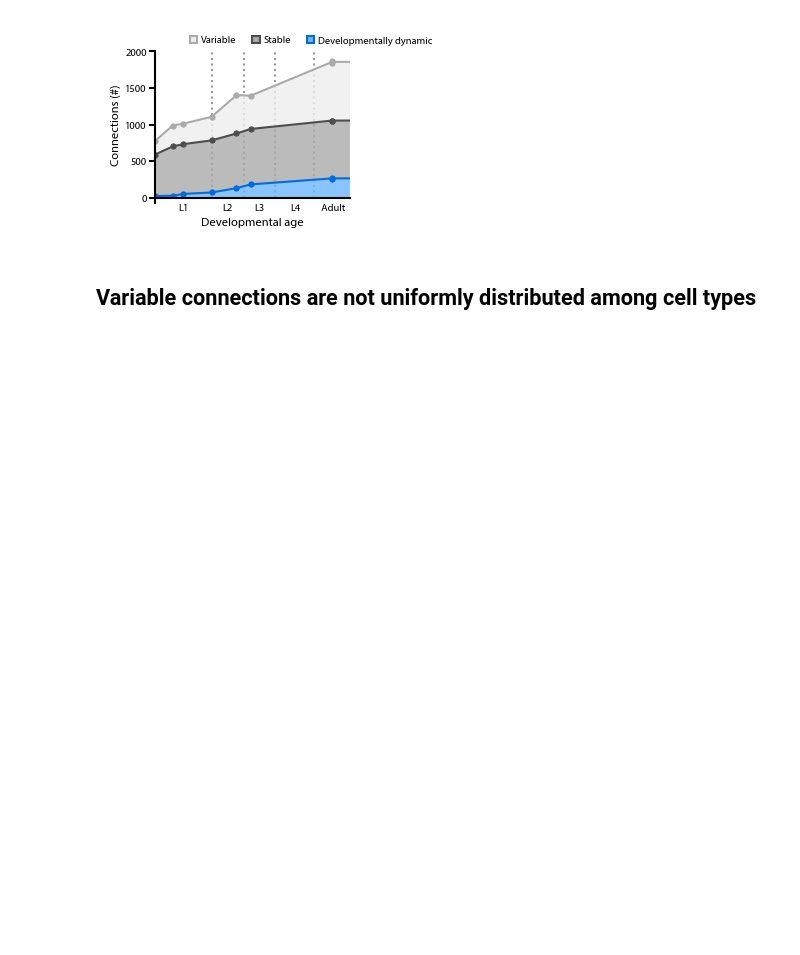
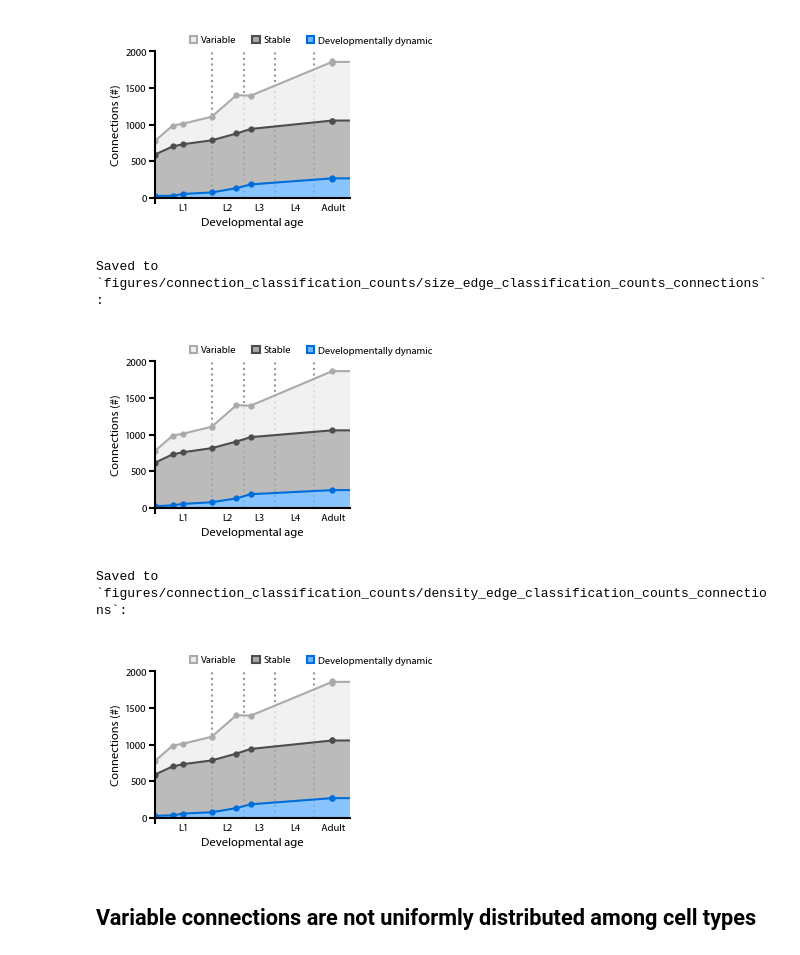
Before and after one commit to dwitvliet/nature2021, a Jupyter notebook: generate_figures.ipynb, the cells around one changed output. Cells and saved outputs as stored; diff of their text form; code cells hidden in the pictures; blank space fills up the shorter version.

Commit message:
Added supplementary figures related to edge classification

```diff
--- a/generate_figures.ipynb
+++ b/generate_figures.ipynb
@@ -167,6 +167,26 @@ Saved to `figures/connection_classification_counts/_edge_classification_counts_s
 [figure]
 Saved to `figures/connection_classification_counts/_edge_classification_counts_connections`:
 [figure]
+# %%
+size_classifications, size_pair_classifications = classify_edges.classify_edges(
+    edge_type='size', datasets=dataset_info.datasets_with_adj
+)
+fig.edge_classification_count(
+    'size', size_classifications, size_pair_classifications,
+    datasets=dataset_info.datasets_with_adj, small=True,
+)
+
+density_classifications, density_pair_classifications = classify_edges.classify_edges(
+    edge_type='density'
+)
+fig.edge_classification_count(
+    'density', density_classifications, density_pair_classifications, small=True,
+)
+# %% [output]
+Saved to `figures/connection_classification_counts/size_edge_classification_counts_connections`:
+[figure, added]
+Saved to `figures/connection_classification_counts/density_edge_classification_counts_connections`:
+[figure, added]
 # %% [markdown]
 ## Variable connections are not uniformly distributed among cell types
 # %%
```
Also changed, not shown: 4 other files.
